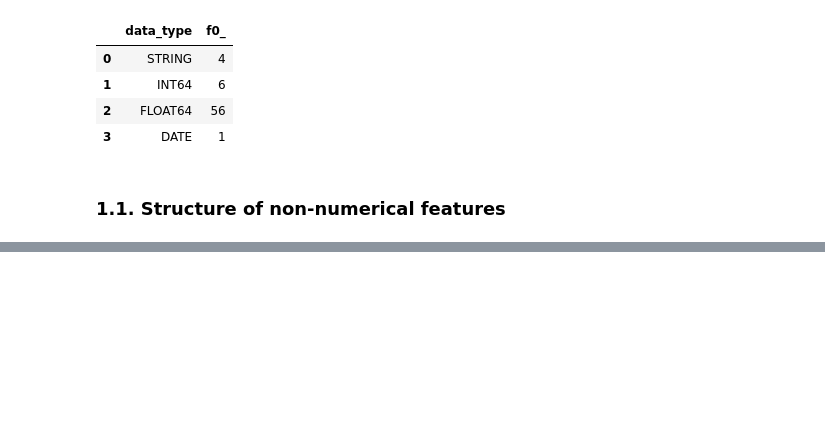
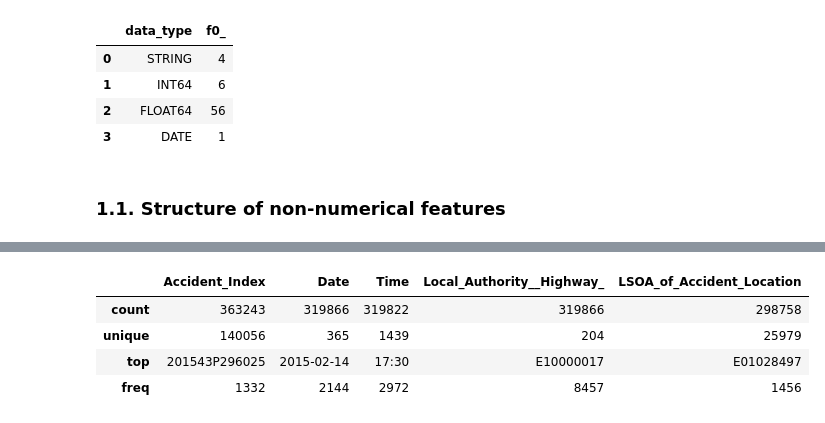
Before and after one commit to AnupJoseph/eda-with-python-jula-sql, a Jupyter notebook: sql/notebook.ipynb, the cells around one changed output, grey strips where cells are left out. Drawn from its saved outputs; the diff is of its cells as text; code cells hidden in the pictures; blank space fills up the shorter version.

```diff
--- a/sql/notebook.ipynb
+++ b/sql/notebook.ipynb
@@ -47,0 +85,9 @@ df_4
+# %%
+target_columns.describe()
+# Rewriting describe in SQL is just too much work
+# %% [output]
+|  | Accident_Index | Date | Time | Local_Authority__Highway_ | LSOA_of_Accident_Location |
+| count | 363243 | 319866 | 319822 | 319866 | 298758 |
+| unique | 140056 | 365 | 1439 | 204 | 25979 |
+| top | 201543P296025 | 2015-02-14 | 17:30 | E10000017 | E01028497 |
+| freq | 1332 | 2144 | 2972 | 8457 | 1456 |
```
Also changed, not shown: parts of 7 cells of this notebook.
